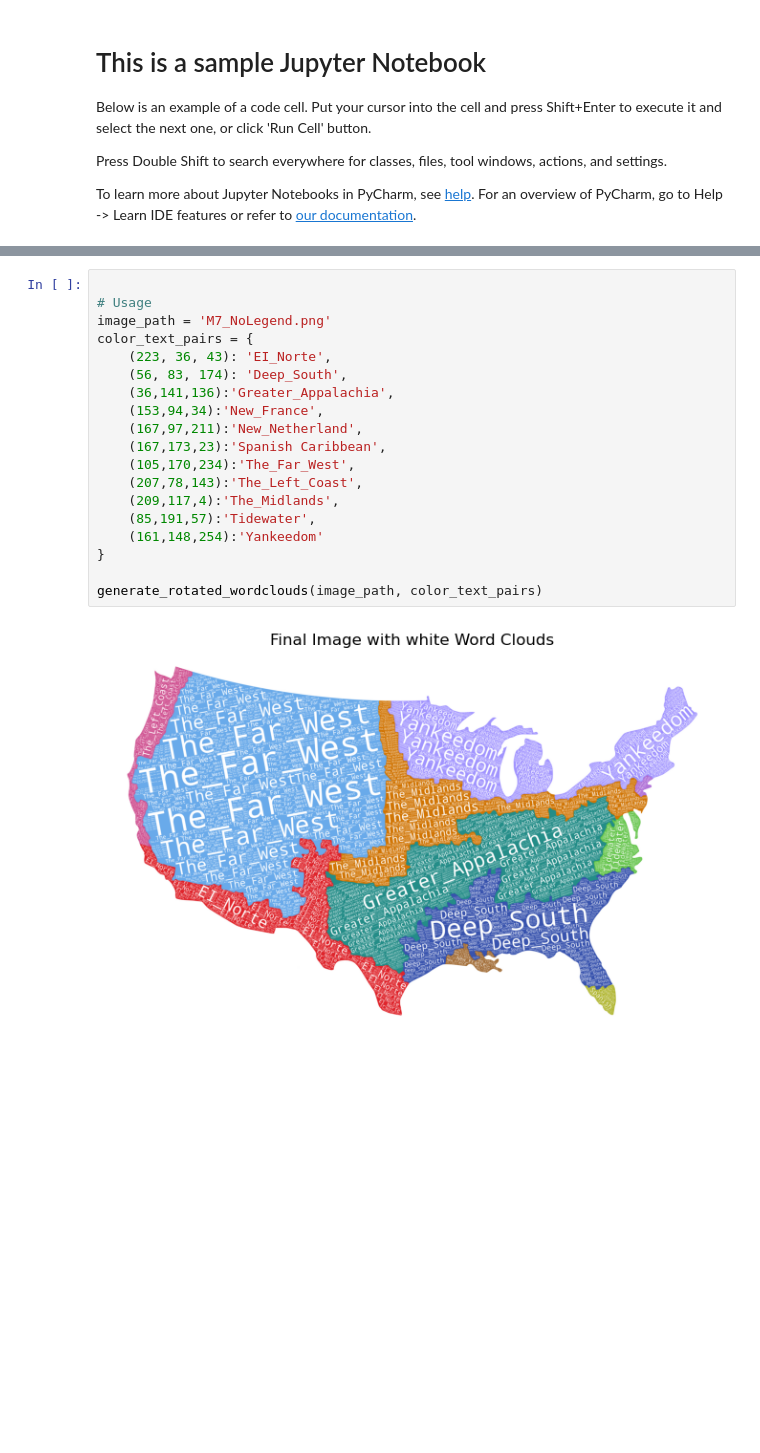
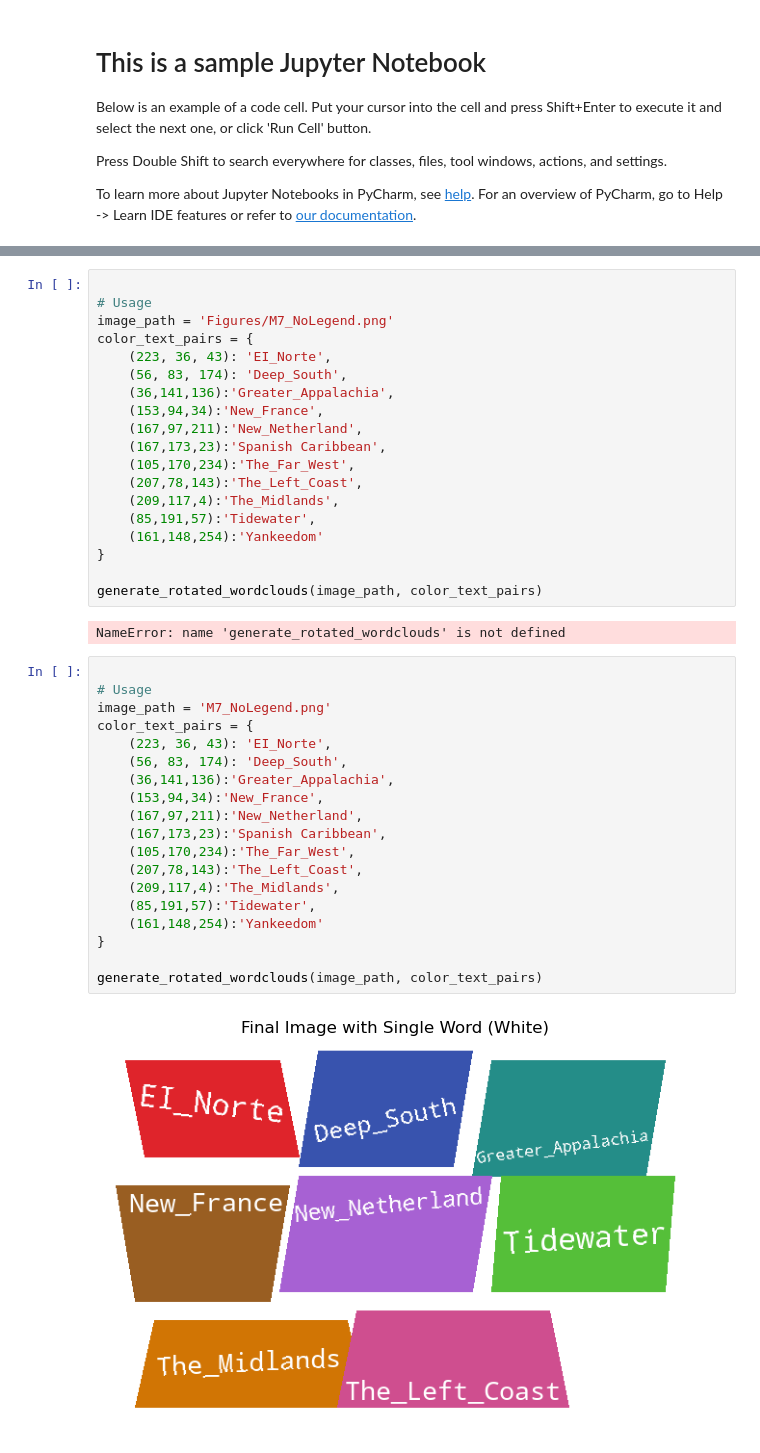
Before and after one commit to xinyao085/Text-Color-Hybrid-Labeling-for-Multiclass-Map-Visualization, a Jupyter notebook: sample.ipynb, the cells around one changed output, grey strips where cells are left out. Drawn from its saved outputs; the diff is of its cells as text; blank space fills up the shorter version.

```diff
--- a/sample.ipynb
+++ b/sample.ipynb
@@ -306,7 +359,7 @@ def generate_rotated_wordclouds(image_path, color_text_pairs, is_adaptive=True,
 # %%
 
 # Usage
-image_path = 'M7_NoLegend.png'
+image_path = 'Figures/M7_NoLegend.png'
 color_text_pairs = {
     (223, 36, 43): 'EI_Norte',
     (56, 83, 174): 'Deep_South',
@@ -323,4 +376,25 @@ color_text_pairs = {
 
 generate_rotated_wordclouds(image_path, color_text_pairs)
 # %% [output]
-[figure, removed]
+NameError: name 'generate_rotated_wordclouds' is not defined
+# %%
+
+# Usage
+image_path = 'M7_NoLegend.png'
+color_text_pairs = {
+    (223, 36, 43): 'EI_Norte',
+    (56, 83, 174): 'Deep_South',
+    (36,141,136):'Greater_Appalachia',
+    (153,94,34):'New_France',
+    (167,97,211):'New_Netherland',
+    (167,173,23):'Spanish Caribbean',
+    (105,170,234):'The_Far_West',
+    (207,78,143):'The_Left_Coast',
+    (209,117,4):'The_Midlands',
+    (85,191,57):'Tidewater',
+    (161,148,254):'Yankeedom'
+}
+
+generate_rotated_wordclouds(image_path, color_text_pairs)
+# %% [output]
+[figure, added]
```
Also changed, not shown: parts of 1 cell of this notebook.
